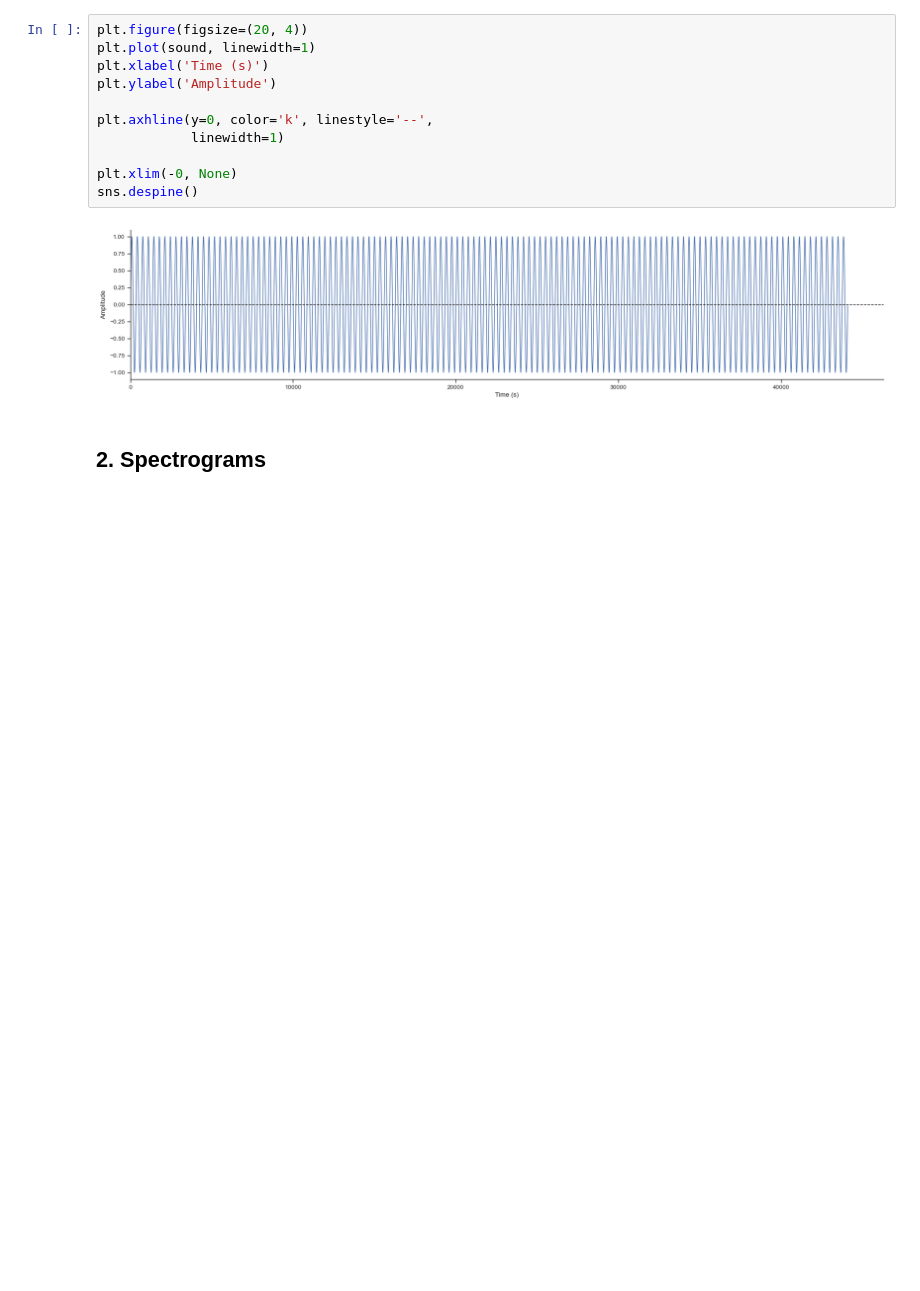
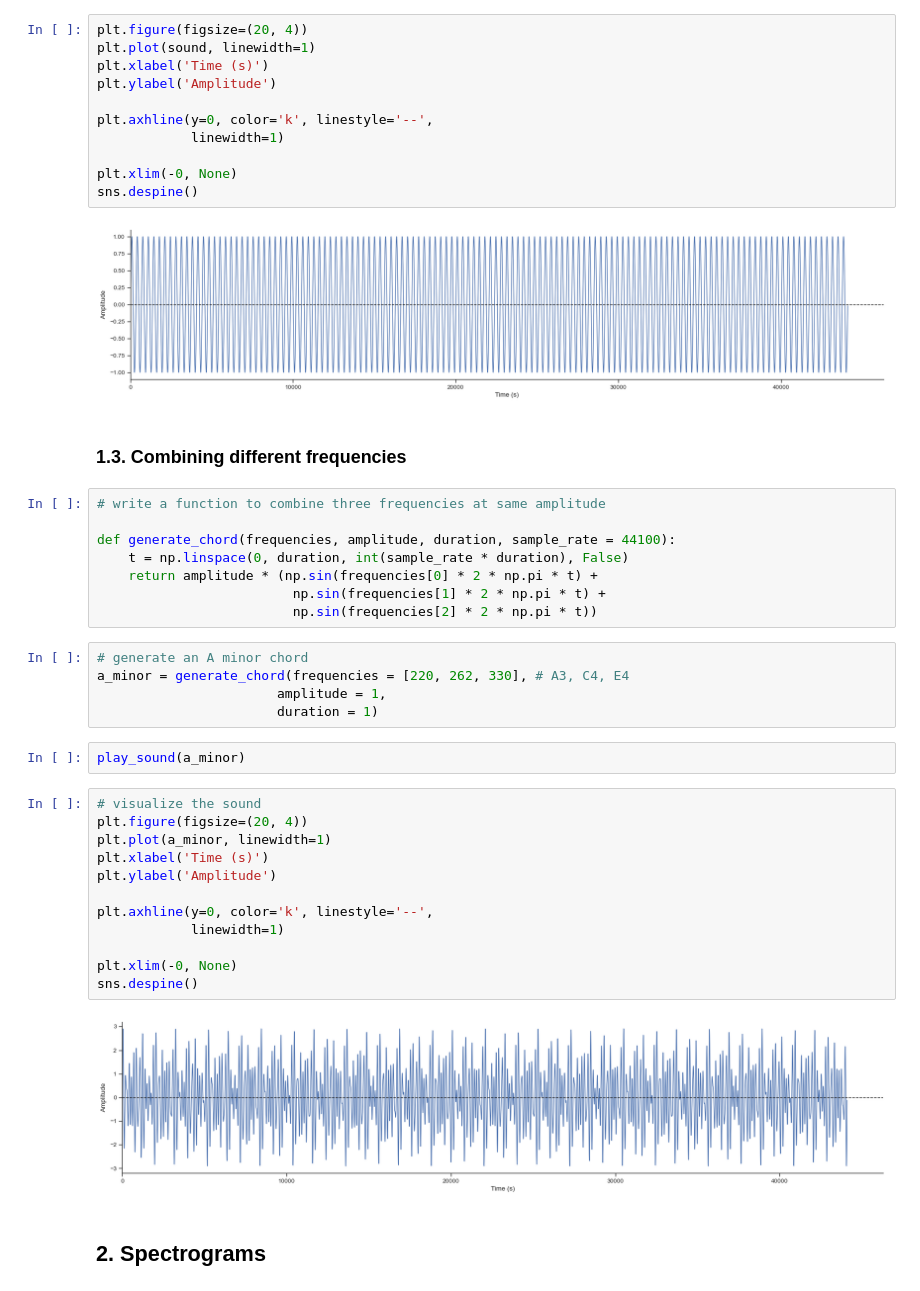
Before and after one commit to TYacinee/materiel_TALL, a Jupyter notebook: S2/s2-phonetics-and-phonology.ipynb, the cells around one changed output. Drawn from its saved outputs; the diff is of its cells as text; blank space fills up the shorter version.

```diff
--- a/S2/s2-phonetics-and-phonology.ipynb
+++ b/S2/s2-phonetics-and-phonology.ipynb
@@ -124,6 +124,37 @@ plt.xlim(-0, None)
 sns.despine()
 # %% [output]
 [figure]
+# %% [markdown]
+### 1.3. Combining different frequencies
+# %%
+# write a function to combine three frequencies at same amplitude
+
+def generate_chord(frequencies, amplitude, duration, sample_rate = 44100):
+    t = np.linspace(0, duration, int(sample_rate * duration), False)
+    return amplitude * (np.sin(frequencies[0] * 2 * np.pi * t) +
+                         np.sin(frequencies[1] * 2 * np.pi * t) +
+                         np.sin(frequencies[2] * 2 * np.pi * t))
+# %%
+# generate an A minor chord
+a_minor = generate_chord(frequencies = [220, 262, 330], # A3, C4, E4
+                       amplitude = 1,
+                       duration = 1)
+# %%
+play_sound(a_minor)
+# %%
+# visualize the sound
+plt.figure(figsize=(20, 4))
+plt.plot(a_minor, linewidth=1)
+plt.xlabel('Time (s)')
+plt.ylabel('Amplitude')
+
+plt.axhline(y=0, color='k', linestyle='--',
+            linewidth=1)
+
+plt.xlim(-0, None)
+sns.despine()
+# %% [output]
+[figure, added]
 # %% [markdown]
 ## 2. Spectrograms
 # %% [markdown]
```
Also changed, not shown: parts of 3 cells of this notebook.
